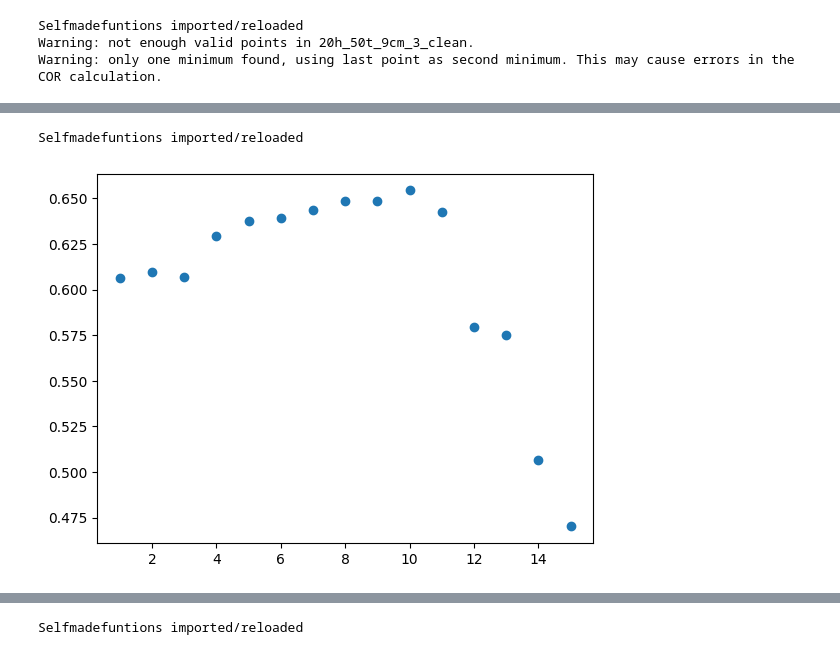
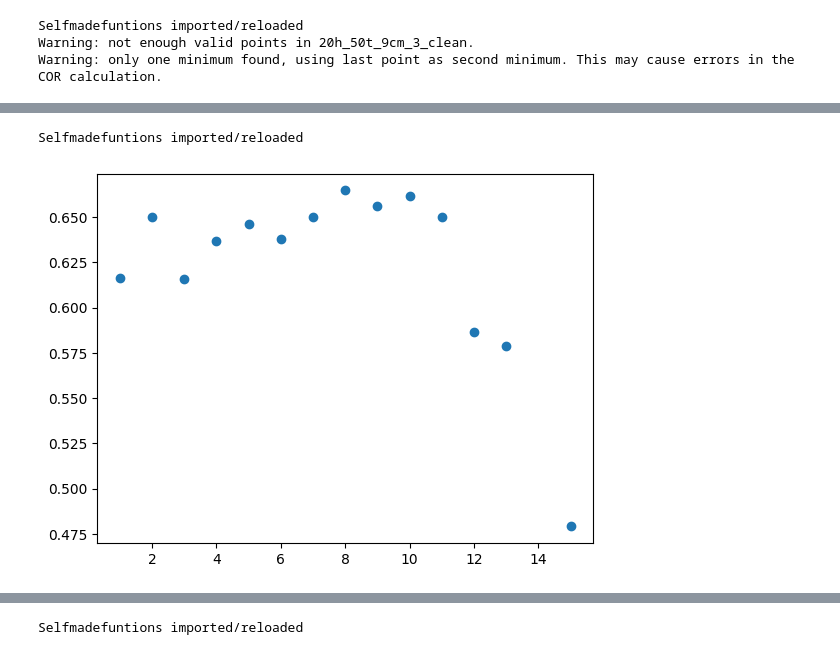
Before and after one commit to joshuadijksman/paperstack, a Jupyter notebook: Manou_version/code/Manou_Experiments.ipynb, the cells around one changed output, grey strips where cells are left out. Cells and saved outputs as stored; diff of their text form; code cells hidden in the pictures.

```diff
--- a/Manou_version/code/Manou_Experiments.ipynb
+++ b/Manou_version/code/Manou_Experiments.ipynb
@@ -55,7 +53,7 @@ for i in range(2, 16):
 
     for j in range(1, 4):
         filename = f"20h_100t_{i}cm_{j}_clean"
-        cor_value = selfmadefunctions.COR_calculator_general(inputfolder=inputfolder,
+        cor_value = selfmadefunctions.COR_calculator_2(inputfolder=inputfolder,
                                                                     variable_type=variable_type,
                                                                     variable_value=variable_value,
                                                                     filename=filename, Find_Plot=False,
@@ -130,7 +128,7 @@ for i in range(2, 16):
 
     for j in range(1, 4):
         filename = f"20h_300t_{i}cm_{j}_clean"
-        cor_value = selfmadefunctions.COR_calculator_general(inputfolder=inputfolder,
+        cor_value = selfmadefunctions.COR_calculator_2(inputfolder=inputfolder,
                                                                     variable_type=variable_type,
                                                                     variable_value=variable_value,
                                                                     filename=filename, Find_Plot=False,
@@ -169,18 +167,19 @@ for i in unique_edge_5t:
 
     for j in range(1, 4):
         filename = f"20h_5t_{i}cm_{j}_clean"
-        cor_value = selfmadefunctions.COR_calculator_general(inputfolder=inputfolder,
+        cor_value = selfmadefunctions.COR_calculator_2(inputfolder=inputfolder,
                                                                     variable_type=variable_type,
                                                                     variable_value=variable_value,
                                                                     filename=filename, Find_Plot=False,
                                                                     Fit_Plot=False, Fit_Report=False)
         COR_5t.append(cor_value)
 
-print(COR_5t)
 
 for i in range(len(COR_5t)):
     if COR_5t[i] > 1:
         COR_5t[i] = np.nan
+    if COR_5t[i] < 0.1:
+        COR_5t[i] = np.nan
 # %% [output]
 Warning: only one minimum found, using last point as second minimum. This may cause errors in the COR calculation.
 Warning: only one minimum found, using last point as second minimum. This may cause errors in the COR calculation.
@@ -212,13 +210,15 @@ for i in range(2, 16):
 
     for j in range(1, 4):
         filename = f"20h_50t_{i}cm_{j}_clean"
-        cor_value = selfmadefunctions.COR_calculator_general(inputfolder=inputfolder,
+        cor_value = selfmadefunctions.COR_calculator_2(inputfolder=inputfolder,
                                                                     variable_type=variable_type,
                                                                     variable_value=variable_value,
                                                                     filename=filename, Find_Plot=False,
                                                                     Fit_Plot=False, Fit_Report=False)
         COR_50t.append(cor_value)
 
+COR_50t[29] = np.nan
+
 edge_50t_clean, COR_50t_clean, COR_50t_err, avg_COR_50t, edge_50t_unique = selfmadefunctions.get_avg_err(edge_50t, COR_50t)
 # %% [output]
 Selfmadefuntions imported/reloaded
@@ -233,27 +233,27 @@ plt.show()
 # %%
 inputfolder = Path(r"Z:\\Clean_Data\Data_Manou_Thesis_Clean\DFE_50t_Retry")
 importlib.reload(selfmadefunctions)
 
 variable_type = "distance from edge"
 edge_50t_retry = np.arange(1, 16)
 COR_50t_retry = []
 
 for i in range(1, 16):
     variable_value = f"{i} cm"
     filename = f"50t_retry_{i}_clean"
-    cor_value = selfmadefunctions.COR_calculator_general(inputfolder=inputfolder,
+    cor_value = selfmadefunctions.COR_calculator_2(inputfolder=inputfolder,
                                                                 variable_type=variable_type,
                                                                 variable_value=variable_value,
                                                                 filename=filename, Find_Plot=False,
                                                                 Fit_Plot=False, Fit_Report=False)
     COR_50t_retry.append(cor_value)
 
 
 plt.errorbar(edge_50t_retry, COR_50t_retry, fmt = 'o')
 plt.show()
 # %% [output]
 Selfmadefuntions imported/reloaded
-[figure, old version]
+[figure, new version]
 # %%
 # thickness values
 thicknesses = [5, 10, 50, 100, 300]
```
Also changed, not shown: parts of 13 cells of this notebook, 1 other file.
